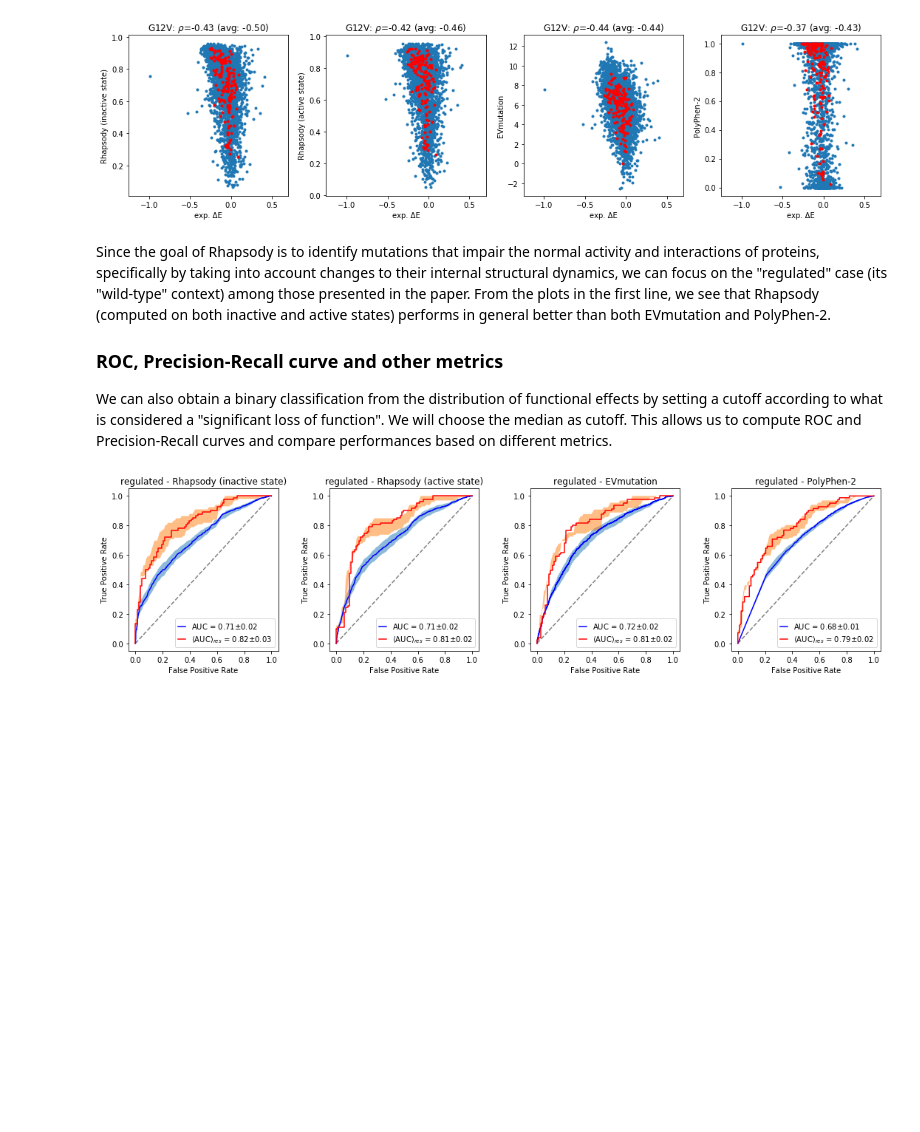
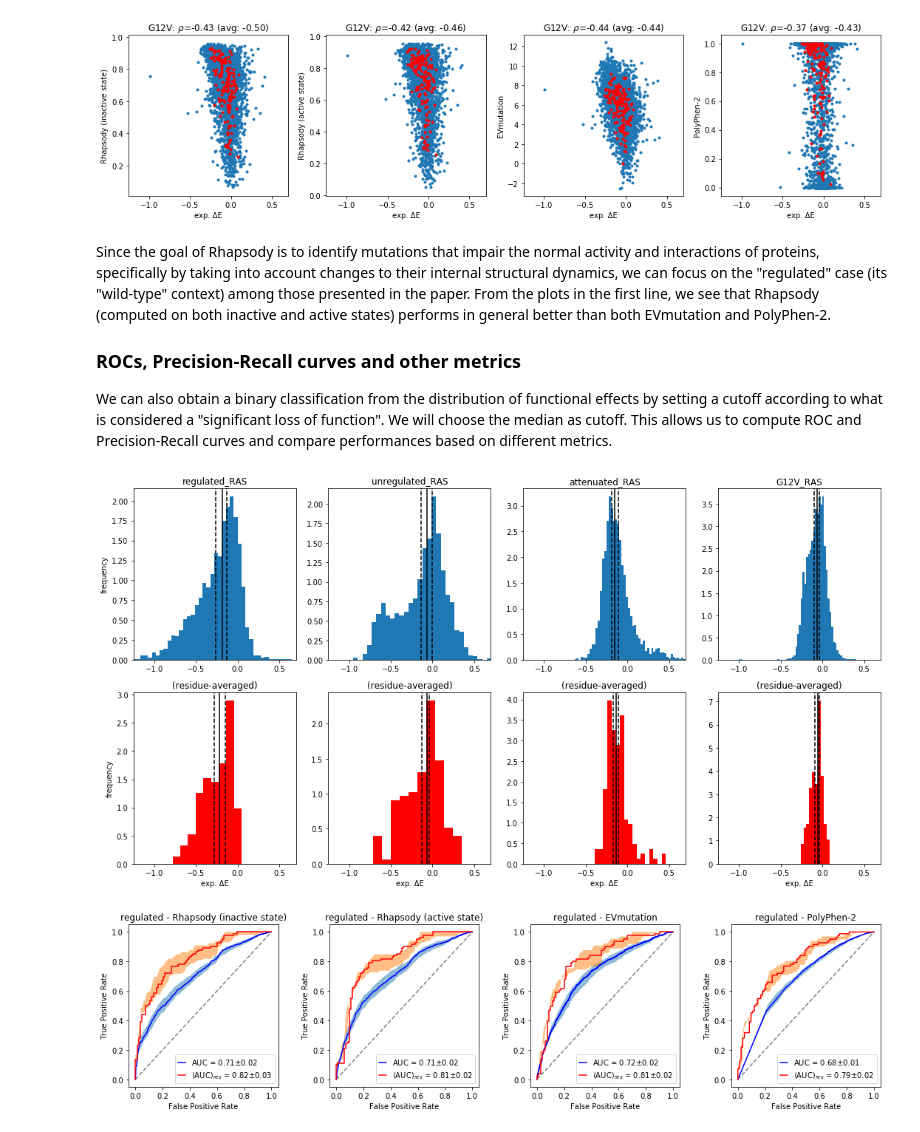
Before and after one commit to prody/rhapsody-tutorials, a Jupyter notebook: RAS_analysis/RAS_variants_analysis.ipynb, the cells around one changed output. Saved outputs shown, nothing was run; the diff lists cells and outputs as text; code cells hidden in the pictures; blank space fills up the shorter version.

```diff
--- a/RAS_analysis/RAS_variants_analysis.ipynb
+++ b/RAS_analysis/RAS_variants_analysis.ipynb
@@ -330,9 +330,56 @@ for case in exp_scores:
 Since the goal of Rhapsody is to identify mutations that impair the normal activity and interactions of proteins, specifically by taking into account changes to their internal structural dynamics, we can focus on the "regulated" case (its "wild-type" context) among those presented in the paper.
 From the plots in the first line, we see that Rhapsody (computed on both inactive and active states) performs in general better than both EVmutation and PolyPhen-2.
 
-### ROC, Precision-Recall curve and other metrics
+### ROCs, Precision-Recall curves and other metrics
 
 We can also obtain a binary classification from the distribution of functional effects by setting a cutoff according to what is considered a "significant loss of function". We will choose the median as cutoff. This allows us to compute ROC and Precision-Recall curves and compare performances based on different metrics.
+# %%
+cutoff_qs = [40, 50, 60]
+cutoff_qs.sort()
+
+cutoffs = {}
+avg_cutoffs = {}
+
+fig, axes = plt.subplots(2, 4, figsize=(15,8))
+
+for i, case in enumerate(exp_scores):
+    exp_score = exp_scores[case]
+    exp_score = exp_score[~np.isnan(exp_score)]
+    avg_exp_score = avg_exp_scores[case]
+    avg_exp_score = avg_exp_score[~np.isnan(avg_exp_score)]
+
+    # cutoff definitions
+    cutoffs[case]     = {q: np.nanpercentile(exp_score, q) for q in cutoff_qs}
+    avg_cutoffs[case] = {q: np.nanpercentile(avg_exp_score, q) for q in cutoff_qs}
+
+    ax1 = axes[0, i]
+    ax2 = axes[1, i]
+
+    ax1.hist(exp_score, density=True, bins='auto')
+    ax2.hist(avg_exp_score, density=True, bins='auto', color='red')
+    for q in cutoff_qs:
+        cutoff     = cutoffs[case][q]
+        avg_cutoff = avg_cutoffs[case][q]
+        if q == cutoff_qs[1]:
+            ax1.axvline(cutoff, color='k')
+            ax2.axvline(avg_cutoff, color='k')
+        else:
+            ax1.axvline(cutoff, color='k', ls='--')
+            ax2.axvline(avg_cutoff, color='k', ls='--')
+
+    ax1.set_title(case)
+    ax2.set_title('(residue-averaged)')
+    ax1.set_xlim((-1.25, 0.7))
+    ax2.set_xlim((-1.25, 0.7))
+    ax2.set_xlabel('exp. ΔE')
+
+axes[0,0].set_ylabel('frequency')
+axes[1,0].set_ylabel('frequency')
+
+fig.tight_layout()
+fig.savefig(f'figures/histograms-cutoff.png', dpi=300)
+# %% [output]
+[figure, added]
 # %%
 from sklearn.metrics import roc_curve, roc_auc_score
 from sklearn.metrics import precision_recall_curve, average_precision_score
```
Also changed, not shown: parts of 23 cells of this notebook, 3 other files.
